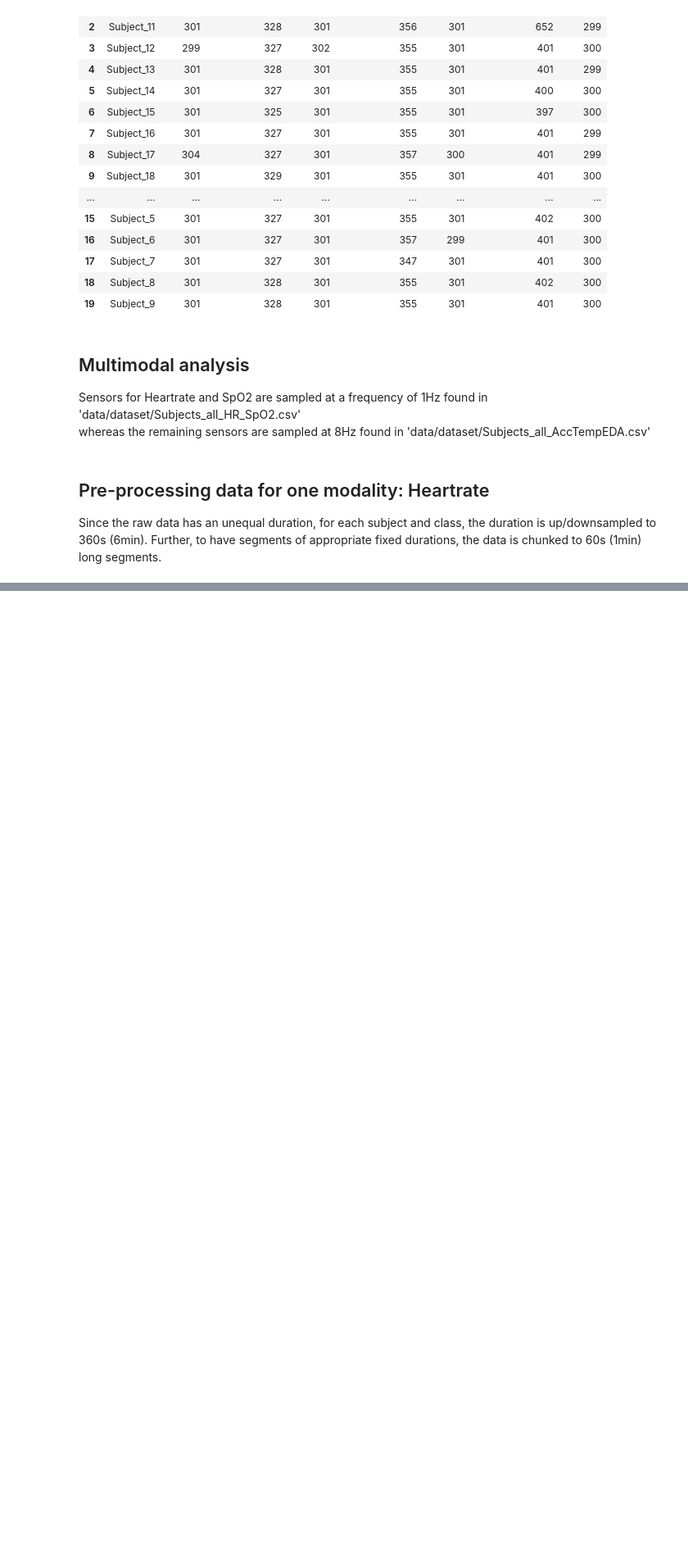
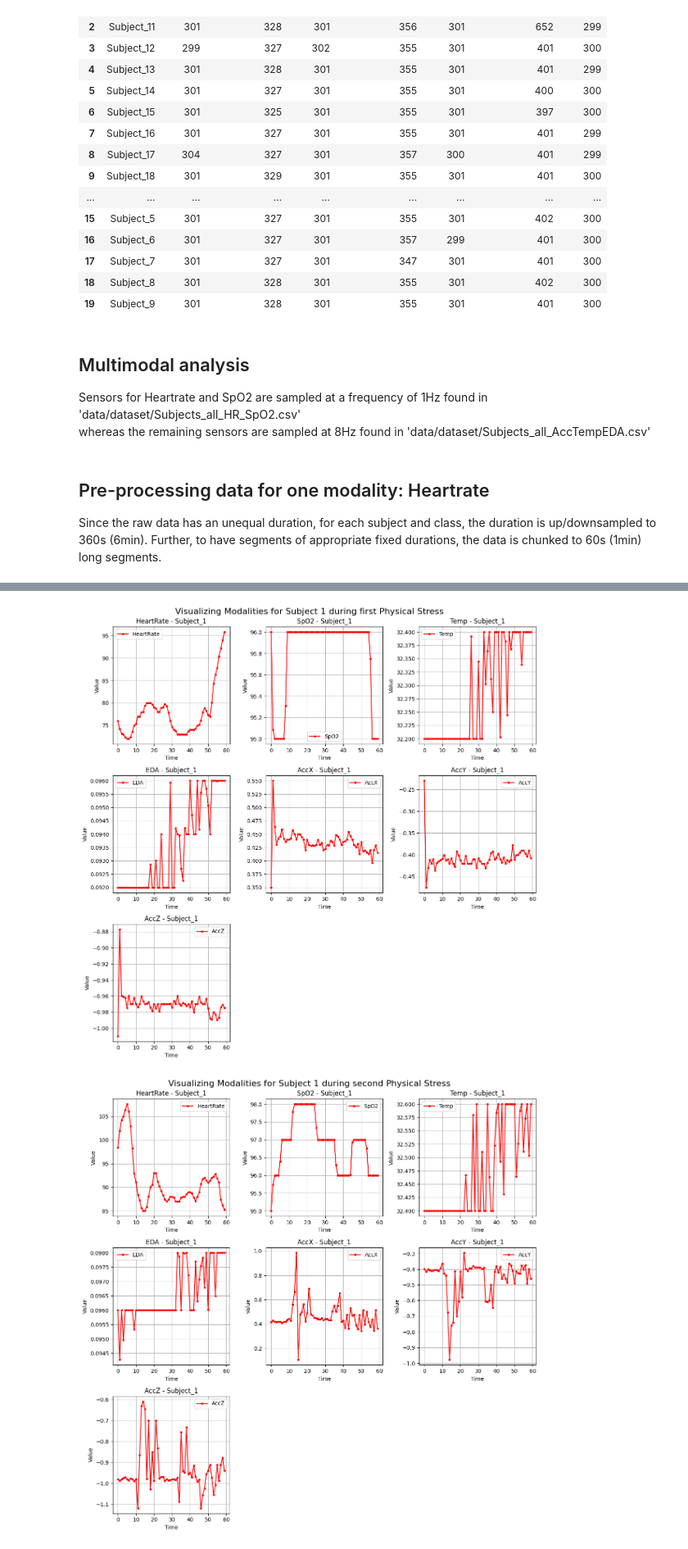
Before and after one commit to dheerajpr97/Explainable-AI-Non-EEG, a Jupyter notebook: notebooks/dataset-analysis.ipynb, the cells around one changed output, grey strips where cells are left out. Shown at 82% size. Saved outputs shown, nothing was run; the diff lists cells and outputs as text; code cells hidden in the pictures; blank space fills up the shorter version.

```diff
--- a/notebooks/dataset-analysis.ipynb
+++ b/notebooks/dataset-analysis.ipynb
@@ -71,18 +79,14 @@ Dataset chart for 20 subjects with the duration of each class in seconds
 
 Sensors for Heartrate and SpO2 are sampled at a frequency of 1Hz found in 'data/dataset/Subjects_all_HR_SpO2.csv'  <br />
 whereas the remaining sensors are sampled at 8Hz found in 'data/dataset/Subjects_all_AccTempEDA.csv'
-# %%
-# Loading the datasets and defining lists of labels, subjects, and different modalities according to availability from respective files
-
-df_hr_spo2 = pd.read_csv('data/dataset//Subjects_all_HR_SpO2.csv') # HeartRate, SpO2
-df_acc_temp_eda = pd.read_csv('data/dataset/Subjects_all_AccTempEDA.csv') # AccX, AccY, AccZ, Temp, EDA
-df_acc_temp_eda = df_acc_temp_eda.dropna().reset_index(drop=True) # Removing NaN
-df_hr_spo2.sort_values(by='Subject')
-label = ['Relax_1','Relax_2', 'Relax_3', 'Relax_4', 'PhysicalStress', 'CognitiveStress', 'EmotionalStress']
-subjects = list(np.unique(df_hr_spo2['Subject']))
-modals = ['HeartRate', 'SpO2', 'Temp', 'EDA', 'AccX', 'AccY', 'AccZ']
-modals_1 = ['HeartRate', 'SpO2']
-modals_2 = ['Temp', 'EDA', 'AccX', 'AccY', 'AccZ']
+# %%
+# Loading the datasets and defining lists of labels, subjects, and different modalities according to availability from respective files
+
+from src.utils.utils import load_hr_spo2_data, load_acc_temp_eda_data
+from src.constants.constants import LABELS, SUBJECTS, MODALS, MODALS_1, MODALS_2
+
+df_hr_spo2 = load_hr_spo2_data('data/dataset/Subjects_all_HR_SpO2.csv')
+df_acc_temp_eda = load_acc_temp_eda_data('data/dataset/Subjects_all_AccTempEDA.csv')
 # %% [markdown]
 ## Pre-processing data for one modality: Heartrate
 
@@ -293,7 +224,7 @@ class DataframePrepAllMod:
         return df_fin
 # %%
 # Create an instance of the class
-preprocessor_allmod = DataframePrepAllMod(subjects, modals, modals_1, modals_2, df_hr_spo2, df_acc_temp_eda, label)
+preprocessor_allmod = DataframePrepAllMod(SUBJECTS, MODALS, MODALS_1, MODALS_2, df_hr_spo2, df_acc_temp_eda, LABELS, frame_rate=60, max_size=360*8)
 
 # Use the method to preprocess the data
 processed_dataframe_allmod = preprocessor_allmod.dataframe_prep_allmod()
@@ -433,0 +512,11 @@ processed_dataframe_allmod
+# %%
+# Example usage:
+plot_modalities(processed_dataframe_allmod, 'Subject_1', MODALS, segment=24, num_rows=3, num_cols=3,
+                figsize=(12, 12), common_title='Visualizing Modalities for Subject 1 during first Physical Stress')
+
+# Example usage:
+plot_modalities(processed_dataframe_allmod, 'Subject_1', MODALS, segment=25, num_rows=3, num_cols=3,
+                figsize=(12, 12), common_title='Visualizing Modalities for Subject 1 during second Physical Stress')
+# %% [output]
+[figure, added]
+[figure, added]
```
Also changed, not shown: parts of 28 cells of this notebook, 17 other files.
